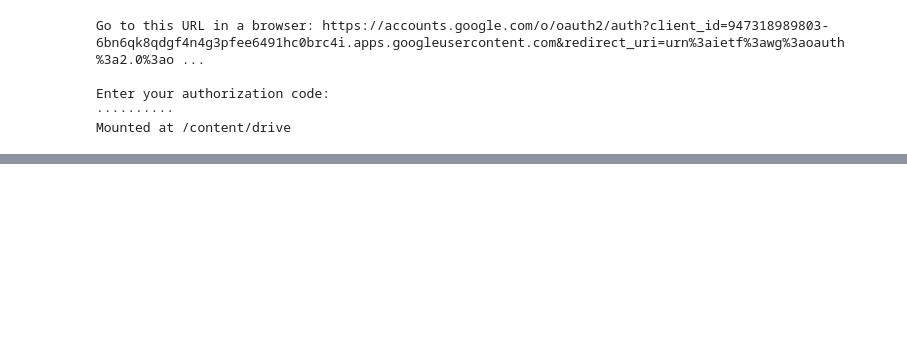
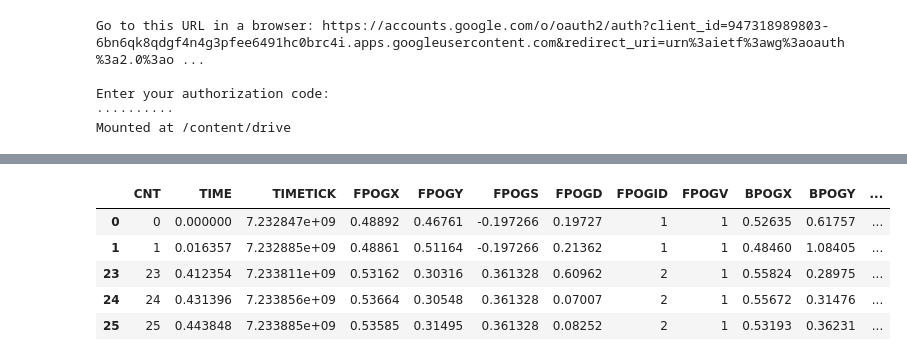
Before and after one commit to Nusserle/LieDetection, a Jupyter notebook: LieDetectionTest_Gaze.ipynb, the cells around one changed output, grey strips where cells are left out. Cells and saved outputs as stored; diff of their text form; code cells hidden in the pictures; blank space fills up the shorter version.

```diff
--- a/LieDetectionTest_Gaze.ipynb
+++ b/LieDetectionTest_Gaze.ipynb
@@ -34,0 +74,17 @@ df[["gaze", truth]]
+# %%
+def preFilterData(data):
+  filtered_data = []
+  for d, t in data:
+    fd = d[d["FPOGV"] == 1]
+    filtered_data.append( (fd, t) )
+  return filtered_data
+
+pre_filtered_data = preFilterData(data)
+pre_filtered_data[0][0].head()
+# %% [output]
+|  | CNT | TIME | TIMETICK | FPOGX | FPOGY | FPOGS | FPOGD | FPOGID | FPOGV | BPOGX | BPOGY | ... |
+| 0 | 0 | 0.000000 | 7.232847e+09 | 0.48892 | 0.46761 | -0.197266 | 0.19727 | 1 | 1 | 0.52635 | 0.61757 | ... |
+| 1 | 1 | 0.016357 | 7.232885e+09 | 0.48861 | 0.51164 | -0.197266 | 0.21362 | 1 | 1 | 0.48460 | 1.08405 | ... |
+| 23 | 23 | 0.412354 | 7.233811e+09 | 0.53162 | 0.30316 | 0.361328 | 0.60962 | 2 | 1 | 0.55824 | 0.28975 | ... |
+| 24 | 24 | 0.431396 | 7.233856e+09 | 0.53664 | 0.30548 | 0.361328 | 0.07007 | 2 | 1 | 0.55672 | 0.31476 | ... |
+| 25 | 25 | 0.443848 | 7.233885e+09 | 0.53585 | 0.31495 | 0.361328 | 0.08252 | 2 | 1 | 0.53193 | 0.36231 | ... |
```
Also changed, not shown: parts of 10 cells of this notebook.
